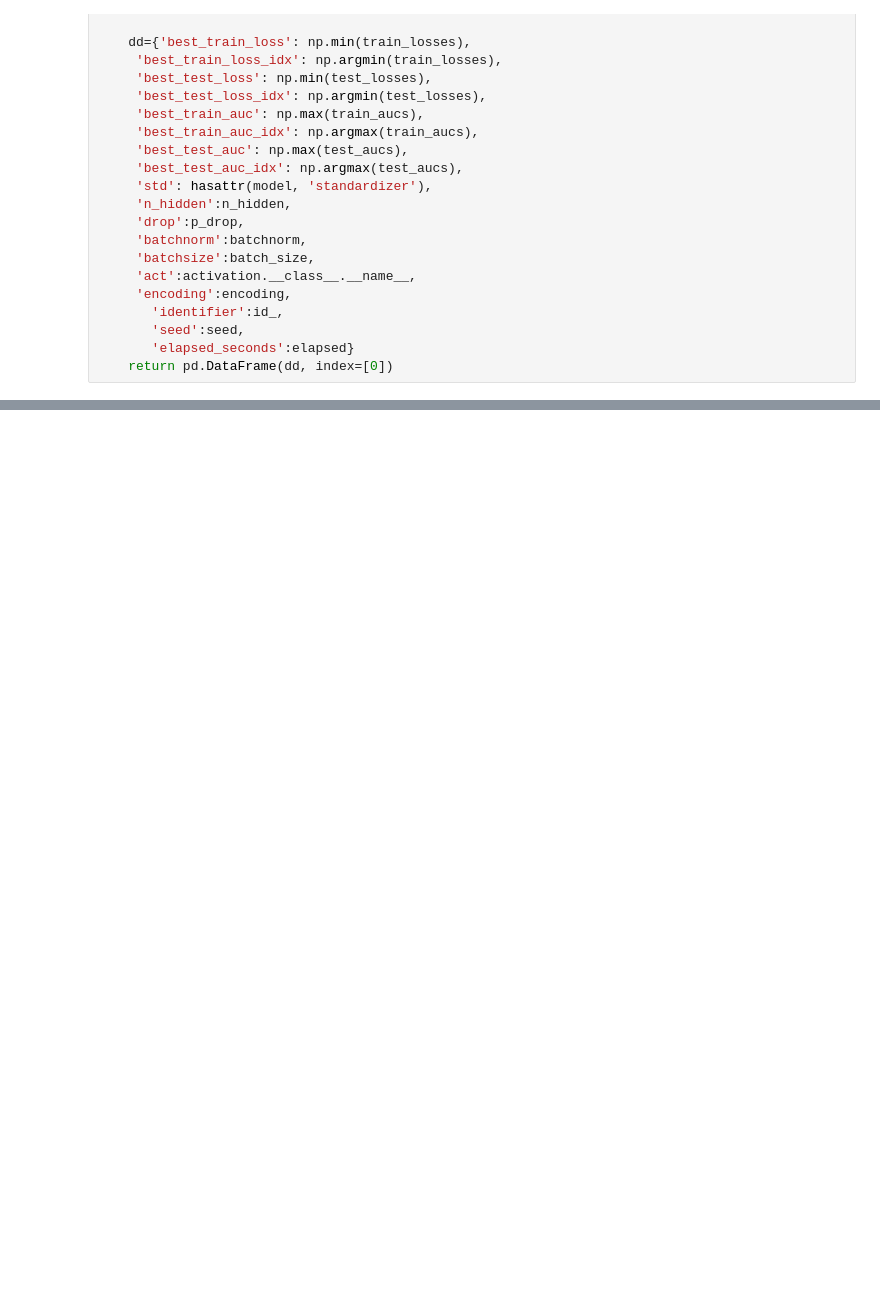
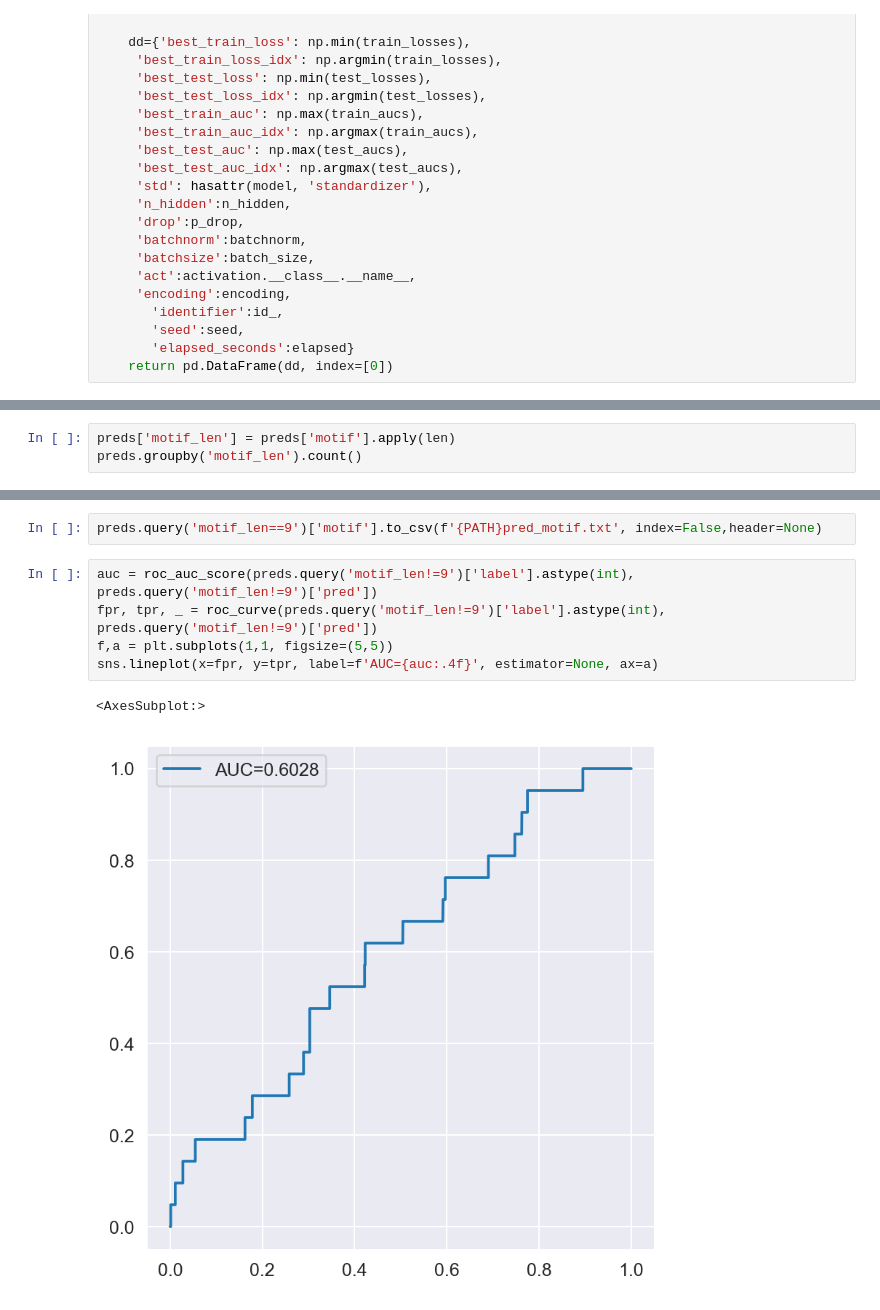
Before and after one commit to richieYT-wan/PyNNalign, a Jupyter notebook: notebooks/nnalign_init.ipynb, the cells around one changed output, grey strips where cells are left out. Saved outputs shown, nothing was run; the diff lists cells and outputs as text; blank space fills up the shorter version.

```diff
--- a/notebooks/nnalign_init.ipynb
+++ b/notebooks/nnalign_init.ipynb
@@ -1389,0 +1412,3 @@ def run(df_train, df_test, model_constructor, encoding, n_hidden, window_size, p
+# %%
+preds['motif_len'] = preds['motif'].apply(len)
+preds.groupby('motif_len').count()
@@ -1389,0 +1427,10 @@ def run(df_train, df_test, model_constructor, encoding, n_hidden, window_size, p
+# %%
+preds.query('motif_len==9')['motif'].to_csv(f'{PATH}pred_motif.txt', index=False,header=None)
+# %%
+auc = roc_auc_score(preds.query('motif_len!=9')['label'].astype(int), preds.query('motif_len!=9')['pred'])
+fpr, tpr, _ = roc_curve(preds.query('motif_len!=9')['label'].astype(int), preds.query('motif_len!=9')['pred'])
+f,a = plt.subplots(1,1, figsize=(5,5))
+sns.lineplot(x=fpr, y=tpr, label=f'AUC={auc:.4f}', estimator=None, ax=a)
+# %% [output]
+<AxesSubplot:>
+[figure, added]
```
Also changed, not shown: parts of 4 cells of this notebook, 44 other files.
